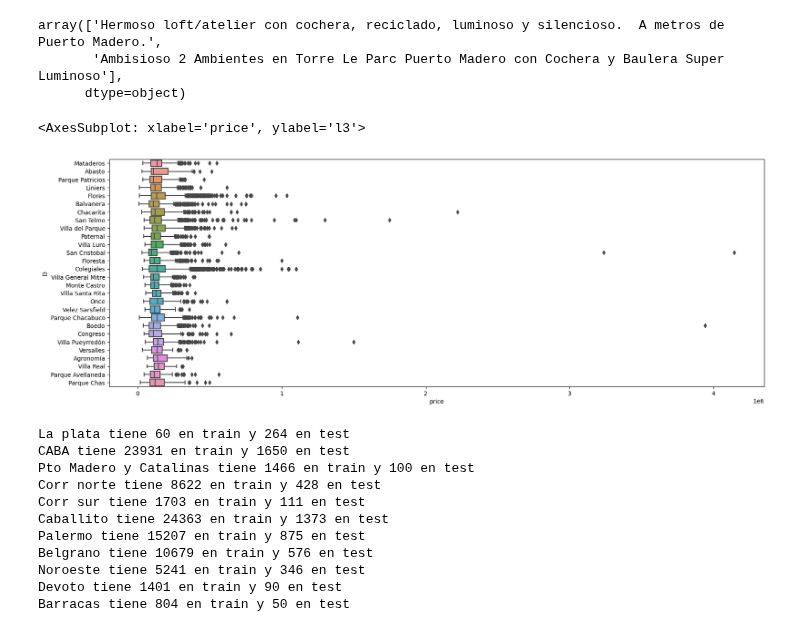
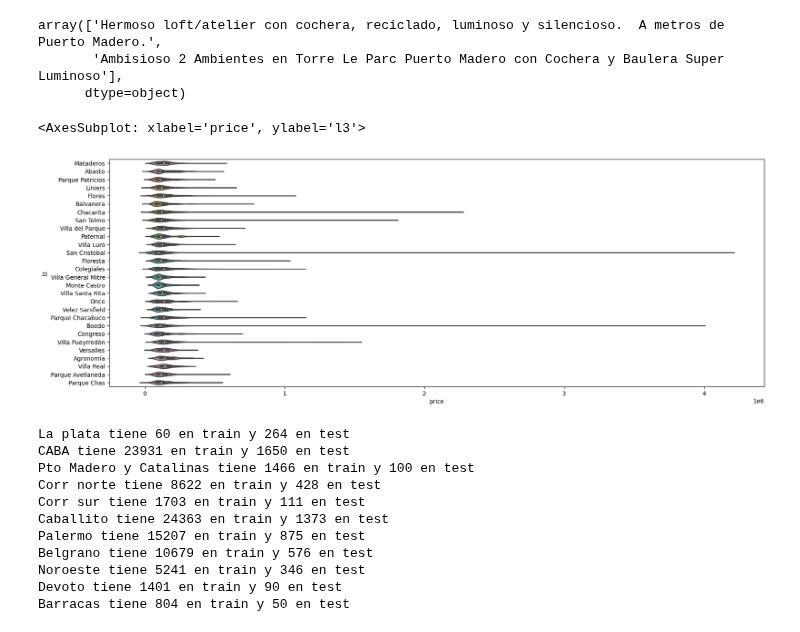
Before and after one commit to josesg998/competencia_properati, a Jupyter notebook: TP_Individual.ipynb, the cells around one changed output. Saved outputs shown, nothing was run; the diff lists cells and outputs as text; code cells hidden in the pictures.

```diff
--- a/TP_Individual.ipynb
+++ b/TP_Individual.ipynb
@@ -688,10 +688,10 @@ array(['Hermoso loft/atelier con cochera, reciclado, luminoso y silencioso.  A m
       dtype=object)
 # %%
 plt.figure(figsize=(20,7))
-sns.boxplot(data=df_train_caba,x='price',y='l3')
+sns.violinplot(data=df_train_caba,x='price',y='l3')
 # %% [output]
 <AxesSubplot: xlabel='price', ylabel='l3'>
-[figure, old version]
+[figure, new version]
 # %%
 print(f"La plata tiene {df_train_la_plata.shape[0]} en train y {df_test_la_plata.shape[0]} en test")
 print(f"CABA tiene {df_train_caba.shape[0]} en train y {df_test_caba.shape[0]} en test")
```
Also changed, not shown: parts of 6 cells of this notebook, 2 other files.
